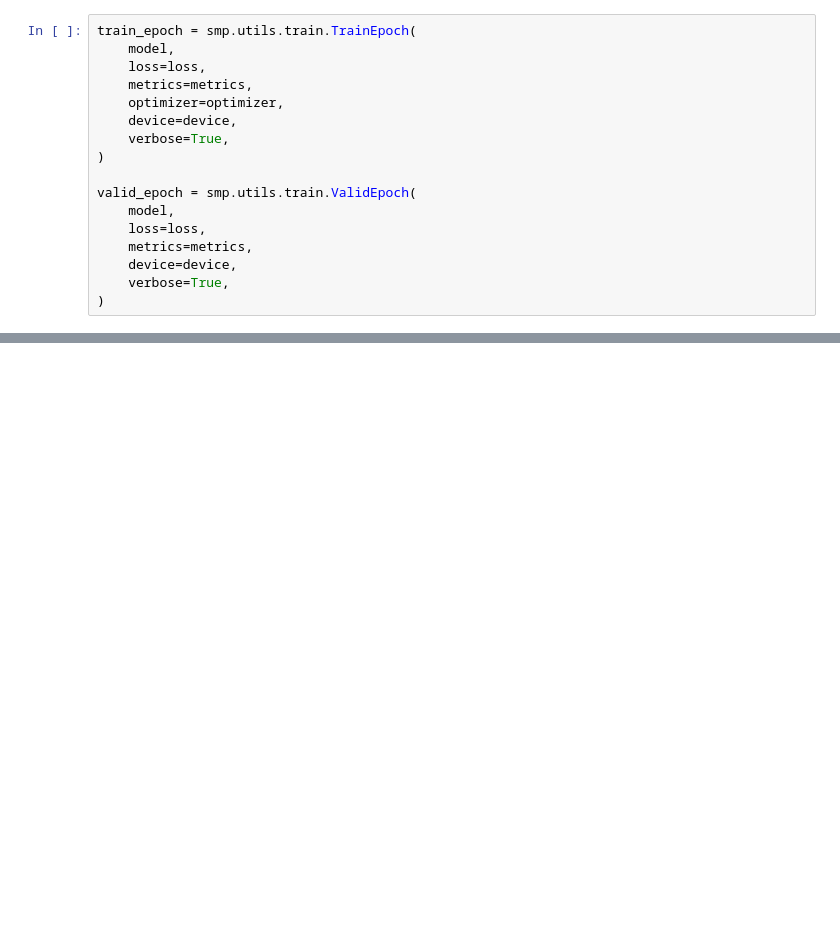
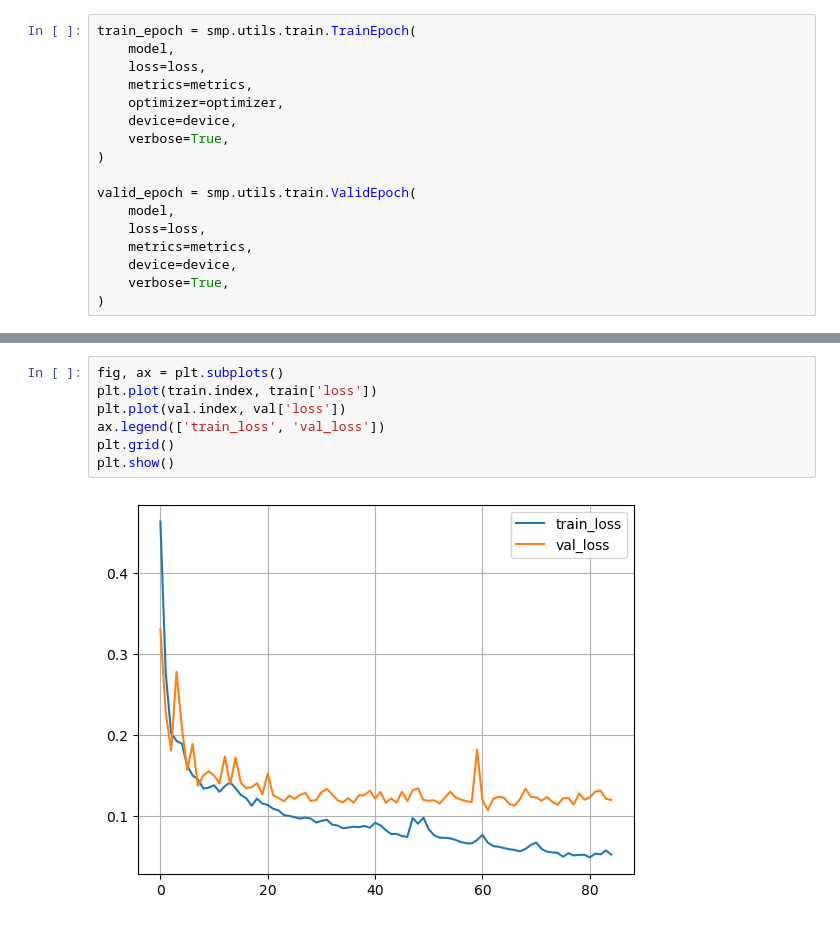
Before and after one commit to anlaperriere/ML2, a Jupyter notebook: scripts/essaiResNet50.ipynb, the cells around one changed output, grey strips where cells are left out. Saved outputs shown, nothing was run; the diff lists cells and outputs as text; blank space fills up the shorter version.

```diff
--- a/scripts/essaiResNet50.ipynb
+++ b/scripts/essaiResNet50.ipynb
@@ -138,0 +163,9 @@ masks_to_submission(submission_filename, *image_filenames)
+# %%
+fig, ax = plt.subplots()
+plt.plot(train.index, train['loss'])
+plt.plot(val.index, val['loss'])
+ax.legend(['train_loss', 'val_loss'])
+plt.grid()
+plt.show()
+# %% [output]
+[figure, added]
```
Also changed, not shown: parts of 13 cells of this notebook, 13 other files.
